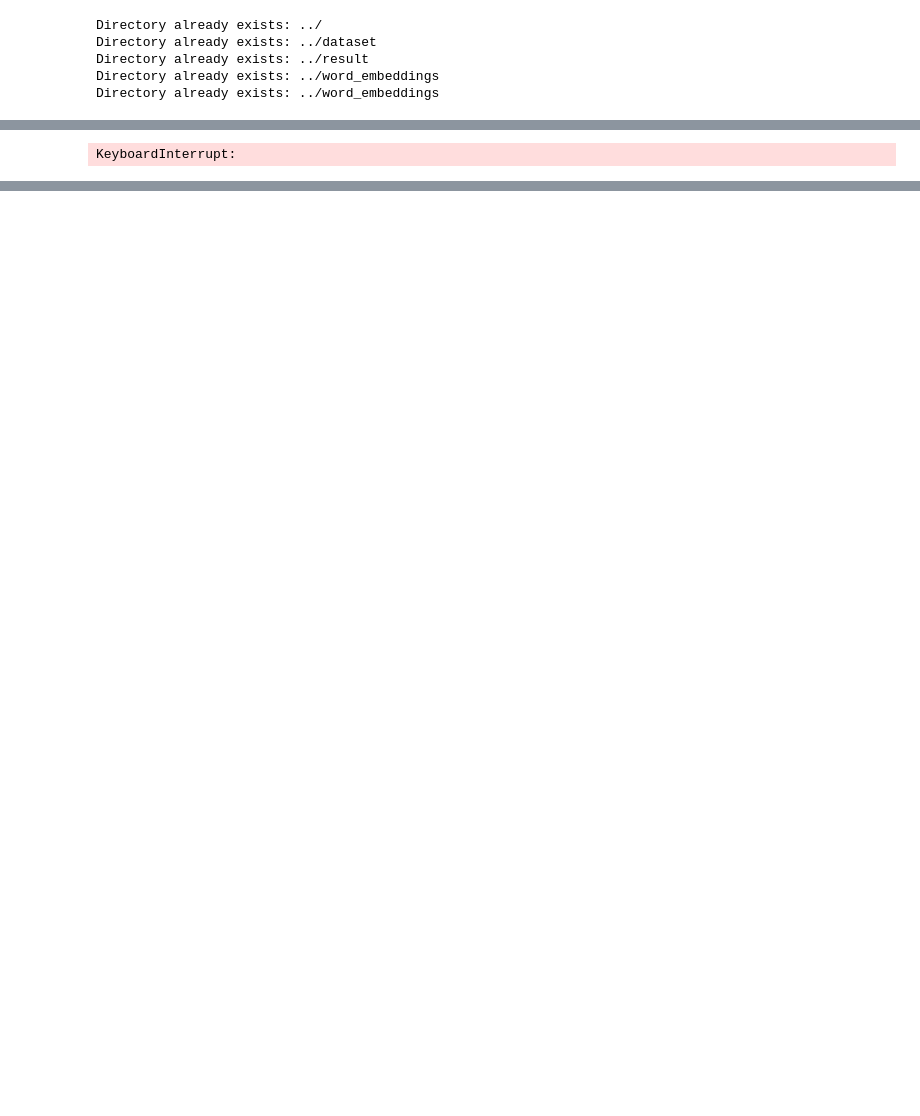
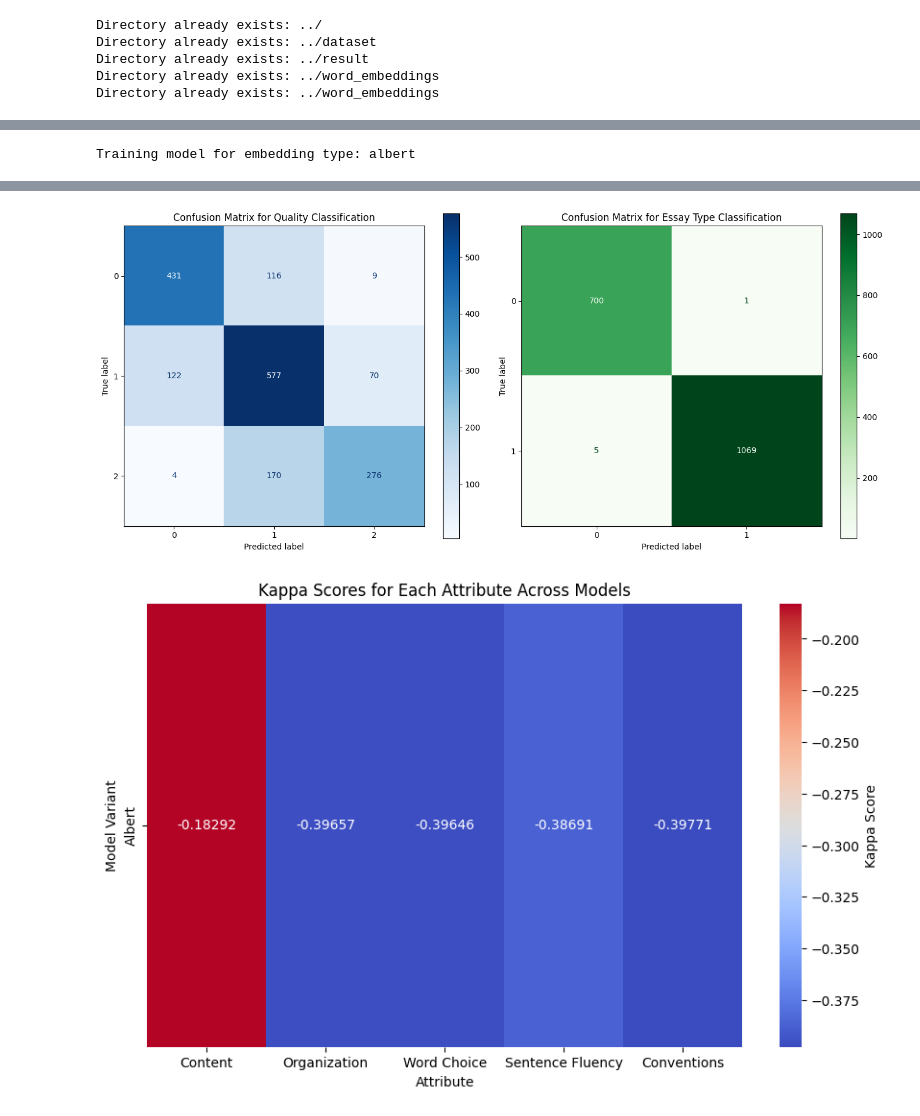
Before and after one commit to irasalsabila/ai_project_aes, a Jupyter notebook: albert_ira/code_t.ipynb, the cells around one changed output, grey strips where cells are left out. Drawn from its saved outputs; the diff is of its cells as text; code cells hidden in the pictures; blank space fills up the shorter version.

```diff
--- a/albert_ira/code_t.ipynb
+++ b/albert_ira/code_t.ipynb
@@ -65 +86,4 @@ df['essay_type'] = df['essay_type'].map({'argumentative': 0, 'dependent': 1, 'na
+# %%
+# Filter the dataframe to include only rows where 'essay_type' is either 0 or 1 (argumentative or dependent essays)
+df = df[df['essay_type'].isin([0, 1])]
 # %%
@@ -105,23 +127,27 @@ if numeric_df.isna().any().any():
 if np.isinf(numeric_df.values).any():
     print("Data contains Infinite values!")
 # %%
+# Define embedding types to experiment with: ALBERT-only, ALBERT + GloVe, and ALBERT + FastText
 embedding_types = [None, "glove", "fasttext"]
+all_kappa_scores = []  # List to store Kappa scores for all attribute evaluations across models
+
 for embedding_type in embedding_types:
-    # Generate embeddings for each essay and unpack them correctly
+    # Set the model name based on embedding type for easier tracking
+    model_name = embedding_type if embedding_type else 'Albert'
+
+    # Generate embeddings for each essay text, optionally combining ALBERT with GloVe or FastText embeddings
     embeddings_and_sizes = df['essay'].apply(lambda x: create_combined_embedding(x, embedding_type, glove_model, fasttext_model))
 
-    # Unpack the results: the first value is the embedding, the second is the size
+    # Unpack the combined embedding data (embedding vector and its size) for each essay
     df['embeddings'], embedding_sizes = zip(*embeddings_and_sizes)
 
-    # Convert embedding_sizes to numpy array for later use
+    # Convert embedding sizes to numpy array to track embedding dimensions later if needed
     embedding_sizes = np.array(embedding_sizes)
 
-    # Split data into train and test sets
+    # Split the data into training and testing sets for model evaluation
     X_train, X_test, y_train, y_test, y_train_quality, y_test_quality, y_train_essay_type, y_test_essay_type, \
     y_train_content, y_test_content, y_train_organization, y_test_organization, y_train_word_choice, y_test_word_choice, \
-    y_train_sentence_fluency, y_test_sentence_fluency, y_train_conventions, y_test_conventions, \
-    y_train_language, y_test_language, y_train_prompt_adherence, y_test_prompt_adherence, \
-    y_train_narrativity, y_test_narrativity, y_train_style, y_test_style, y_train_voice, y_test_voice = train_test_split(
+    y_train_sentence_fluency, y_test_sentence_fluency, y_train_conventions, y_test_conventions = train_test_split(
         np.stack(df['embeddings'].values),
         df['normalized_score'].values,
         df['quality_label'].values,
@@ -131,17 +157,12 @@ for embedding_type in embedding_types:
         df['word_choice'].values,
         df['sentence_fluency'].values,
         df['conventions'].values,
-        df['language'].values,
-        df['prompt_adherence'].values,
-        df['narrativity'].values,
-        df['style'].values,
-        df['voice'].values,
         test_size=0.2, random_state=42
     )
 
-    # Convert to PyTorch tensors
+    # Convert each subset to PyTorch tensors for compatibility with the training process
     X_train_tensor = torch.tensor(X_train, dtype=torch.float32)
-    y_train_tensor = torch.tensor(y_train, dtype=torch.float32).unsqueeze(1)
+    y_train_tensor = torch.tensor(y_train, dtype=torch.float32).unsqueeze(1)  # Reshape for regression target
     y_train_quality_tensor = torch.tensor(y_train_quality, dtype=torch.long)
     y_train_essay_type_tensor = torch.tensor(y_train_essay_type, dtype=torch.long)
     y_train_content_tensor = torch.tensor(y_train_content, dtype=torch.float32)
@@ -149,11 +170,6 @@ for embedding_type in embedding_types:
     y_train_word_choice_tensor = torch.tensor(y_train_word_choice, dtype=torch.float32)
     y_train_sentence_fluency_tensor = torch.tensor(y_train_sentence_fluency, dtype=torch.float32)
     y_train_conventions_tensor = torch.tensor(y_train_conventions, dtype=torch.float32)
-    y_train_language_tensor = torch.tensor(y_train_language, dtype=torch.float32)
-    y_train_prompt_adherence_tensor = torch.tensor(y_train_prompt_adherence, dtype=torch.float32)
-    y_train_narrativity_tensor = torch.tensor(y_train_narrativity, dtype=torch.float32)
-    y_train_style_tensor = torch.tensor(y_train_style, dtype=torch.float32)
-    y_train_voice_tensor = torch.tensor(y_train_voice, dtype=torch.float32)
 
     X_test_tensor = torch.tensor(X_test, dtype=torch.float32)
     y_test_tensor = torch.tensor(y_test, dtype=torch.float32).unsqueeze(1)
@@ -164,28 +180,29 @@ for embedding_type in embedding_types:
     y_test_word_choice_tensor = torch.tensor(y_test_word_choice, dtype=torch.float32)
     y_test_sentence_fluency_tensor = torch.tensor(y_test_sentence_fluency, dtype=torch.float32)
     y_test_conventions_tensor = torch.tensor(y_test_conventions, dtype=torch.float32)
-    y_test_language_tensor = torch.tensor(y_test_language, dtype=torch.float32)
-    y_test_prompt_adherence_tensor = torch.tensor(y_test_prompt_adherence, dtype=torch.float32)
-    y_test_narrativity_tensor = torch.tensor(y_test_narrativity, dtype=torch.float32)
-    y_test_style_tensor = torch.tensor(y_test_style, dtype=torch.float32)
-    y_test_voice_tensor = torch.tensor(y_test_voice, dtype=torch.float32)
 
-    # Train and save the model
+    # Train the model with the current embedding type and save it for future evaluation
     print(f"\nTraining model for embedding type: {embedding_type or 'albert'}")
-    model_path = train_and_save_model(
+    model_path = train_and_save_model_x(
         X_train_tensor, y_train_tensor, y_train_quality_tensor, y_train_essay_type_tensor,
+        y_train_content_tensor, y_train_organization_tensor, y_train_word_choice_tensor,
+        y_train_sentence_fluency_tensor, y_train_conventions_tensor,
         X_train_tensor.shape[1], SAVE_DIR, epochs=10, batch_size=8, learning_rate=1e-3
     )
 
-    # Evaluate the model
-    print(f"\nEvaluating model for embedding type: {embedding_type or 'albert'}")
-    evaluate_model(
+    # Evaluate the trained model and collect metrics, particularly Kappa scores for each attribute
+    mse, accuracy_quality, f1_quality, kappa_quality, accuracy_essay_type, f1_essay_type, kappa_essay_type, \
+    kappa_content, kappa_organization, kappa_word_choice, kappa_sentence_fluency, kappa_conventions = evaluate_model_x(
         model_path, X_test_tensor, y_test_tensor.squeeze().numpy(),
         y_test_quality_tensor, y_test_essay_type_tensor,
         y_test_content_tensor, y_test_organization_tensor, y_test_word_choice_tensor,
-        y_test_sentence_fluency_tensor, y_test_conventions_tensor, y_test_language_tensor,
-        y_test_prompt_adherence_tensor, y_test_narrativity_tensor, y_test_style_tensor,
-        y_test_voice_tensor, SAVE_DIR
+        y_test_sentence_fluency_tensor, y_test_conventions_tensor, SAVE_DIR, model_name
     )
+
+    # Append Kappa scores for each attribute to all_kappa_scores to plot later
+    all_kappa_scores.append([kappa_content, kappa_organization, kappa_word_choice, kappa_sentence_fluency, kappa_conventions])
+
+# Plot a heatmap of Kappa scores for each model variant to visualize attribute-level performance
+plot_kappa_heatmap(all_kappa_scores, model_names=['Albert', 'Albert + Glove', 'Albert + Fasttext'], attribute_names=['Content', 'Organization', 'Word Choice', 'Sentence Fluency', 'Conventions'])
 # %% [output]
-KeyboardInterrupt:
+Training model for embedding type: albert
@@ -191,0 +219,2 @@ KeyboardInterrupt:
+[figure, added]
+[figure, added]
```
Also changed, not shown: parts of 10 cells of this notebook, 3 other files.
